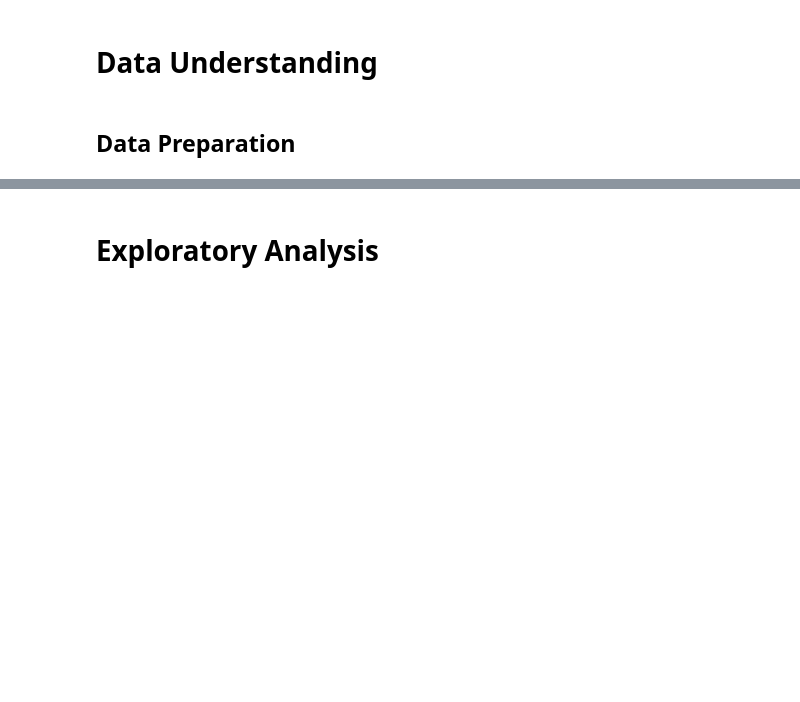
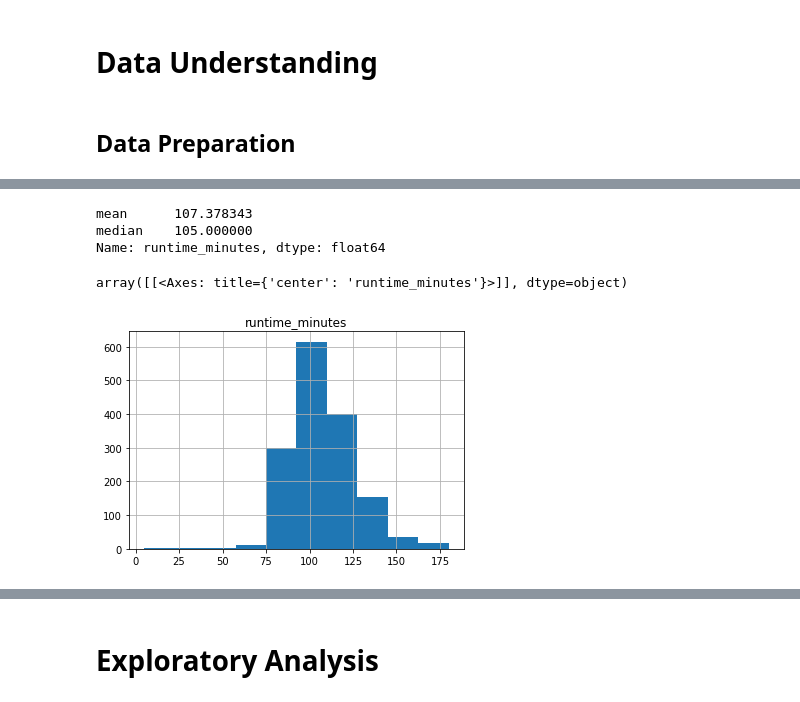
Before and after one commit to johnlocke333/movie_analysis, a Jupyter notebook: notebook.ipynb, the cells around one changed output, grey strips where cells are left out. Drawn from its saved outputs; the diff is of its cells as text; code cells hidden in the pictures; blank space fills up the shorter version.

```diff
--- a/notebook.ipynb
+++ b/notebook.ipynb
@@ -48,3 +53,5 @@ tn_df.head()
 | 2 | 3 | Jun 7, 2019 | Dark Phoenix | $350,000,000 | $42,762,350 | $149,762,350 |
 | 3 | 4 | May 1, 2015 | Avengers: Age of Ultron | $330,600,000 | $459,005,868 | $1,403,013,963 |
 | 4 | 5 | Dec 15, 2017 | Star Wars Ep. VIII: The Last Jedi | $317,000,000 | $620,181,382 | $1,316,721,747 |
+# %%
+tn_df['movie'] = tn_df['movie'].apply(lambda x: x.lower())
@@ -50,0 +67,2 @@ tn_df.head()
+# %%
+combined_df = tn_df.merge(imdb_df, left_on='movie', right_on='primary_title', how = 'inner')
@@ -50,0 +91,2 @@ tn_df.head()
+# %%
+combined_df['matching_year'] = combined_df['release_date'].apply(lambda x: x[-4:]).astype(float)
@@ -50,0 +109,2 @@ tn_df.head()
+# %%
+combined_df = combined_df[(combined_df['start_year'] == combined_df['matching_year'])]
@@ -50,0 +236,11 @@ tn_df.head()
+# %%
+combined_df['runtime_minutes'].agg(['mean','median'])
+# %% [output]
+mean      107.378343
+median    105.000000
+Name: runtime_minutes, dtype: float64
+# %%
+combined_df.hist('runtime_minutes')
+# %% [output]
+array([[<Axes: title={'center': 'runtime_minutes'}>]], dtype=object)
+[figure, added]
```
Also changed, not shown: parts of 76 cells of this notebook.
